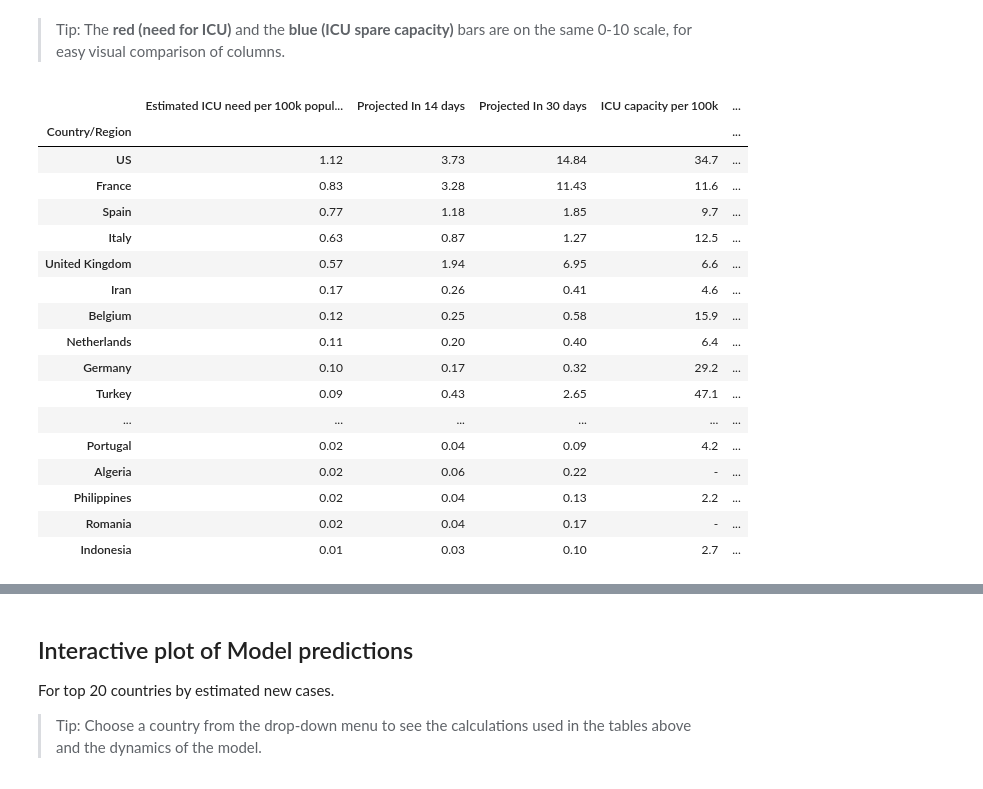
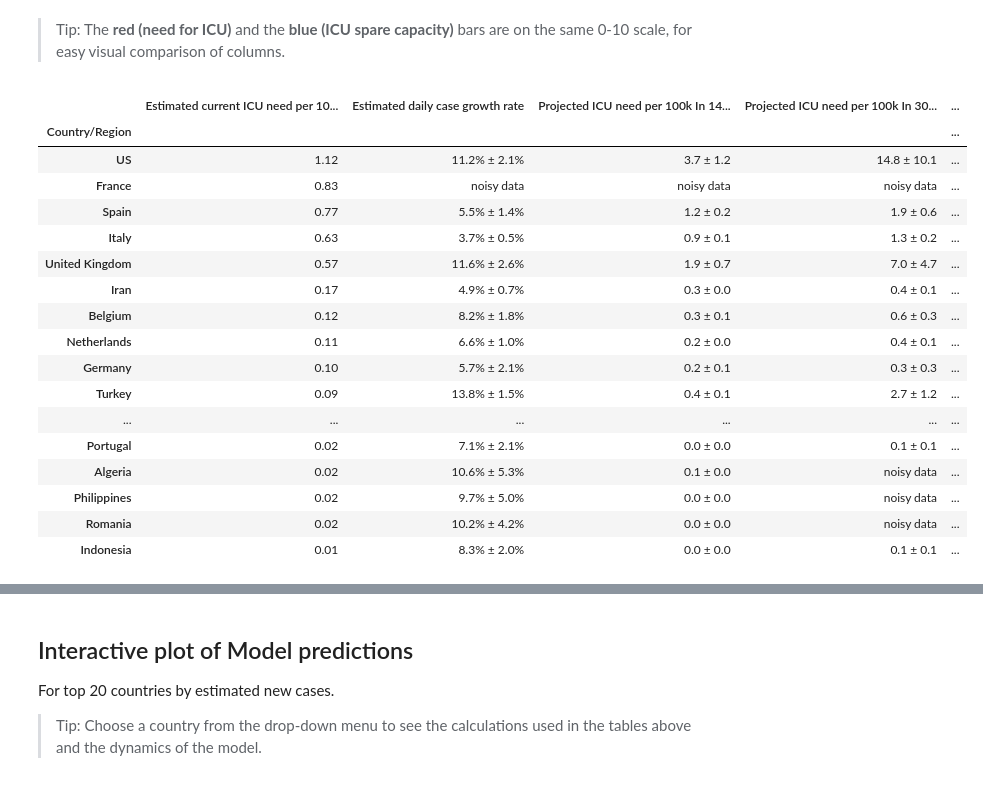
Before and after one commit to artdgn/pages, a Jupyter notebook: _notebooks/2020-03-27-covid19-progress-projections.ipynb, the cells around one changed output, grey strips where cells are left out. Drawn from its saved outputs; the diff is of its cells as text; code cells hidden in the pictures.

Commit message:
Add errors into tables, refactor sir plot into helper, change column order.

```diff
--- a/_notebooks/2020-03-27-covid19-progress-projections.ipynb
+++ b/_notebooks/2020-03-27-covid19-progress-projections.ipynb
@@ -17,6 +17,7 @@ import pandas as pd
 import covid_helpers
 
 helper = covid_helpers.OverviewData
+stylers = covid_helpers.PandasStyling
 df = helper.filter_df(helper.table_with_projections())
 df.columns
 # %% [output]
@@ -57,46 +58,52 @@ Index(['Cases.new', 'Cases.new.est', 'Cases.new.per100k',
 > Tip: The <b><font color="b21e3e">red (need for ICU)</font></b>  and the <b><font color="3ab1d8">blue (ICU spare capacity)</font></b>  bars are on the same 0-10 scale, for easy visual comparison of columns.
 # %%
 #hide_input
-rename_cols = {'needICU.per100k': 'Estimated <br> ICU need <br> per 100k <br> population',
-               'needICU.per100k.+14d': 'Projected <br> In 14 days',
-               'needICU.per100k.+30d': 'Projected <br> In 30 days',
-               'icu_capacity_per100k': 'ICU <br> capacity <br> per 100k',
-               'icu_spare_capacity_per100k': 'Estimated ICU <br> Spare capacity <br> per 100k',
-               'growth_rate': 'Estimated <br> daily case <br> growth rate',
-              }
-icu_cols = list(rename_cols.values())[:3]
-df_icu_bars = df.rename(rename_cols, axis=1)
-df_icu_bars.sort_values(rename_cols['needICU.per100k'], ascending=False)\
-[rename_cols.values()]\
-.head(20).style\
-    .bar(subset=icu_cols[0], color='#b21e3e', vmin=0, vmax=10)\
-    .bar(subset=icu_cols[1], color='#f43d64', vmin=0, vmax=10)\
-    .bar(subset=icu_cols[2], color='#ef8ba0', vmin=0, vmax=10)\
-    .bar(subset=[rename_cols['icu_spare_capacity_per100k']], color='#3ab1d8', vmin=0, vmax=10)\
-    .applymap(lambda _: 'color: blue', subset=[rename_cols['icu_spare_capacity_per100k']])\
-    .bar(subset=[rename_cols['growth_rate']], color='#d65f5f', vmin=0, vmax=0.33)\
-    .format('<b>{:.1%}</b>', subset=[rename_cols['growth_rate']])\
-    .format('<b>{:.1f}</b>', subset=[rename_cols['icu_capacity_per100k']], na_rep="-")\
-    .format('<b>{:.1f}</b>', subset=[rename_cols['icu_spare_capacity_per100k']], na_rep="-")\
-    .format('<b>{:.2f}</b>', subset=icu_cols)\
-    .set_precision(2)
+df_data = df.sort_values('needICU.per100k', ascending=False).head(20)
+df_pretty = df_data.copy()
+df_pretty['needICU.per100k.+14d'] = stylers.with_errs_float(
+    df_pretty, 'needICU.per100k.+14d', 'needICU.per100k.+14d.err')
+df_pretty['needICU.per100k.+30d'] = stylers.with_errs_float(
+    df_pretty, 'needICU.per100k.+30d', 'needICU.per100k.+30d.err')
+df_pretty['growth_rate'] = stylers.with_errs_ratio(df_pretty, 'growth_rate', 'growth_rate_std')
+
+cols = {'needICU.per100k': 'Estimated<br>current<br>ICU need<br>per 100k<br>population',
+        'growth_rate': 'Estimated<br>daily case<br>growth rate',
+       'needICU.per100k.+14d': 'Projected<br>ICU need<br>per 100k<br>In 14 days',
+       'needICU.per100k.+30d': 'Projected<br>ICU need<br>per 100k<br>In 30 days',
+       'icu_capacity_per100k': 'ICU<br>capacity<br> per 100k',
+       'icu_spare_capacity_per100k': 'Estimated ICU<br>Spare capacity<br>per 100k',
+      }
+
+df_pretty[cols.keys()].rename(cols, axis=1).style\
+    .bar(subset=cols['needICU.per100k'], color='#b21e3e', vmin=0, vmax=10)\
+    .apply(stylers.add_bar, color='#f43d64',
+           s_v=df_data['needICU.per100k.+14d']/10, subset=cols['needICU.per100k.+14d'])\
+    .apply(stylers.add_bar, color='#ef8ba0',
+           s_v=df_data['needICU.per100k.+30d']/10, subset=cols['needICU.per100k.+30d'])\
+    .apply(stylers.add_bar, color='#f49d5a',
+           s_v=df_data['growth_rate']/0.33, subset=cols['growth_rate'])\
+    .bar(subset=[cols['icu_spare_capacity_per100k']], color='#3ab1d8', vmin=0, vmax=10)\
+    .applymap(lambda _: 'color: blue', subset=cols['icu_spare_capacity_per100k'])\
+    .format('<b>{:.1f}</b>', subset=cols['icu_capacity_per100k'], na_rep="-")\
+    .format('<b>{:.1f}</b>', subset=cols['icu_spare_capacity_per100k'], na_rep="-")\
+    .format('<b>{:.2f}</b>', subset=cols['needICU.per100k'])
 # %% [output]
-|  | Estimated ICU need per 100k popul... | Projected In 14 days | Projected In 30 days | ICU capacity per 100k | ... |
+|  | Estimated current ICU need per 10... | Estimated daily case growth rate | Projected ICU need per 100k In 14... | Projected ICU need per 100k In 30... | ... |
 | Country/Region |  |  |  |  | ... |
-| US | 1.12 | 3.73 | 14.84 | 34.7 | ... |
-| France | 0.83 | 3.28 | 11.43 | 11.6 | ... |
-| Spain | 0.77 | 1.18 | 1.85 | 9.7 | ... |
-| Italy | 0.63 | 0.87 | 1.27 | 12.5 | ... |
-| United Kingdom | 0.57 | 1.94 | 6.95 | 6.6 | ... |
-| Iran | 0.17 | 0.26 | 0.41 | 4.6 | ... |
-| Belgium | 0.12 | 0.25 | 0.58 | 15.9 | ... |
-| Netherlands | 0.11 | 0.20 | 0.40 | 6.4 | ... |
-| Germany | 0.10 | 0.17 | 0.32 | 29.2 | ... |
-| Turkey | 0.09 | 0.43 | 2.65 | 47.1 | ... |
+| US | 1.12 | 11.2% ± 2.1% | 3.7 ± 1.2 | 14.8 ± 10.1 | ... |
+| France | 0.83 | noisy data | noisy data | noisy data | ... |
+| Spain | 0.77 | 5.5% ± 1.4% | 1.2 ± 0.2 | 1.9 ± 0.6 | ... |
+| Italy | 0.63 | 3.7% ± 0.5% | 0.9 ± 0.1 | 1.3 ± 0.2 | ... |
+| United Kingdom | 0.57 | 11.6% ± 2.6% | 1.9 ± 0.7 | 7.0 ± 4.7 | ... |
+| Iran | 0.17 | 4.9% ± 0.7% | 0.3 ± 0.0 | 0.4 ± 0.1 | ... |
+| Belgium | 0.12 | 8.2% ± 1.8% | 0.3 ± 0.1 | 0.6 ± 0.3 | ... |
+| Netherlands | 0.11 | 6.6% ± 1.0% | 0.2 ± 0.0 | 0.4 ± 0.1 | ... |
+| Germany | 0.10 | 5.7% ± 2.1% | 0.2 ± 0.1 | 0.3 ± 0.3 | ... |
+| Turkey | 0.09 | 13.8% ± 1.5% | 0.4 ± 0.1 | 2.7 ± 1.2 | ... |
 | ... | ... | ... | ... | ... | ... |
-| Portugal | 0.02 | 0.04 | 0.09 | 4.2 | ... |
-| Algeria | 0.02 | 0.06 | 0.22 | - | ... |
-| Philippines | 0.02 | 0.04 | 0.13 | 2.2 | ... |
-| Romania | 0.02 | 0.04 | 0.17 | - | ... |
-| Indonesia | 0.01 | 0.03 | 0.10 | 2.7 | ... |
+| Portugal | 0.02 | 7.1% ± 2.1% | 0.0 ± 0.0 | 0.1 ± 0.1 | ... |
+| Algeria | 0.02 | 10.6% ± 5.3% | 0.1 ± 0.0 | noisy data | ... |
+| Philippines | 0.02 | 9.7% ± 5.0% | 0.0 ± 0.0 | noisy data | ... |
+| Romania | 0.02 | 10.2% ± 4.2% | 0.0 ± 0.0 | noisy data | ... |
+| Indonesia | 0.01 | 8.3% ± 2.0% | 0.0 ± 0.0 | 0.1 ± 0.1 | ... |
 # %% [markdown]
```
Also changed, not shown: parts of 8 cells of this notebook, 6 other files.
